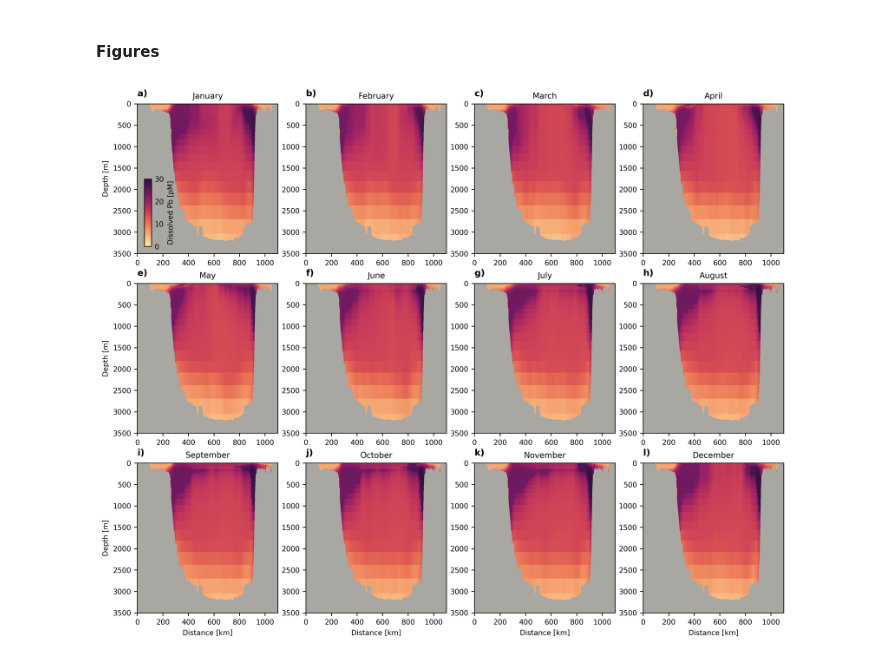
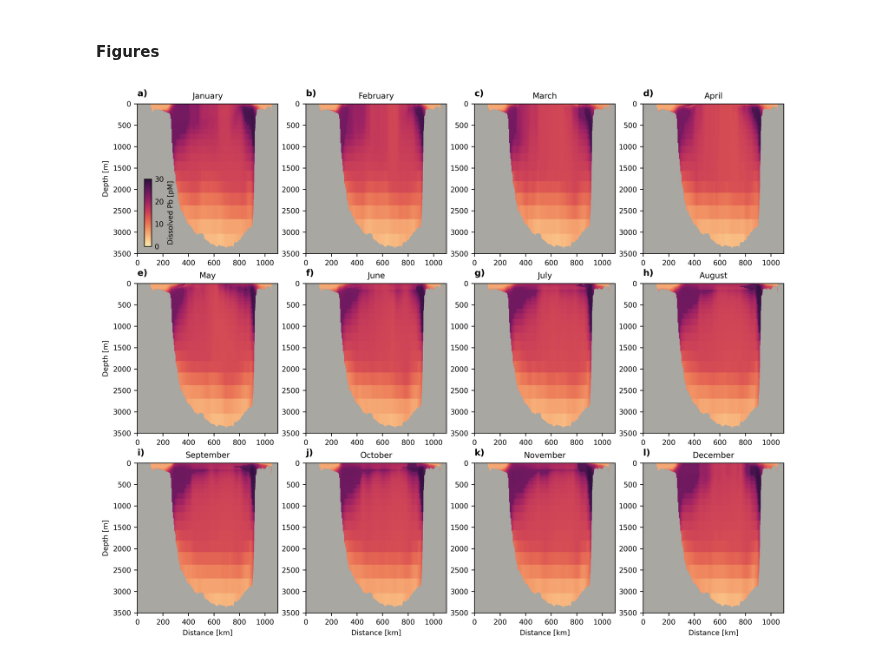
Before and after one commit to UBC-MOAD/analysis-brogalla, a Jupyter notebook: paper3/S2-BC-TS-monthly.ipynb, the cells around one changed output. Drawn from its saved outputs; the diff is of its cells as text; code cells hidden in the pictures.

```diff
--- a/paper3/S2-BC-TS-monthly.ipynb
+++ b/paper3/S2-BC-TS-monthly.ipynb
@@ -46,6 +48,7 @@ depths       = mask['nav_lev'].values
 # %%
 mesh        = xr.open_dataset('/ocean/brogalla/GEOTRACES/data/ANHA12/ANHA12_mesh1.nc')
 mesh_hdept  = mesh['hdept'].values[0,:,:]
+mesh_hdepw  = mesh['hdepw'].values[0,:,:]
 mesh_mbathy = mesh['mbathy'].values[0,:,:]
 mesh_gdepw  = mesh['gdepw_1d'].values[0,:]
 # %%
@@ -138,6 +141,16 @@ def plot_transect(ax, variable, vrange=(30,35), label='', cmap=cmocean.cm.deep,
 #     ax.pcolormesh(xx, zz, dPb_S_mdepths[:,bdy_cell,:], cmap=matplotlib.colors.ListedColormap([land_color]))
 
     return CB1
+# %%
+def land_patch(distances, coordi, coordj):
+
+    topo = []
+    for d, distance in enumerate(distances[0:-1]):
+        rect = Rectangle((distance, mesh_hdepw[coordi,coordj+d]), distances[d+1]-distance, 5000)
+        topo.append(rect)
+
+    pc = PatchCollection(topo, facecolors=land_color, edgecolors=land_color, alpha=1)
+    return pc
 # %% [markdown]
 #### Calculations
 # %%
@@ -152,29 +165,31 @@ S_model_depths = get_boundary_depths(S_distance, bdy_LS,  cell=bdy_cell)
 # %%
 fig, ax = plt.subplots(3,4, figsize=(13, 10.5), dpi=350)
 
 axes = ax.ravel()
 months=['January','February', 'March','April','May','June','July','August','September','October','November','December']
 labels=['a)','b)','c)','d)','e)','f)', 'g)', 'h)', 'i)', 'j)', 'k)', 'l)']
 
 for month in range(0,12):
     CB1 = plot_transect(axes[month], dPb_S_monthly[month,:,:,:]*1e12, vrange=(0,30), label='', \
                         cmap=cmocean.cm.matter, labelling=False, bdy_cell=bdy_cell)
 
+    LS_patch = land_patch(S_distance, bdy_LS[0]+bdy_cell, bdy_LS[2])
+    axes[month].add_collection(LS_patch)
     axes[month].set_title(f'{months[month]}', fontsize=9)
     axes[month].text(0, -180, f'{labels[month]}',fontsize=10, weight='bold')
 
 # labelling:
 for axis in ax[:,0].ravel():
     axis.set_ylabel('Depth [m]', fontsize=8)
 
 for axis in ax[2,:].ravel():
     axis.set_xlabel('Distance [km]', fontsize=8)
 
 axins = inset_axes(ax[0,0], width="5%", height="45%", loc='lower left', borderpad=0.8)
 CBar  = plt.colorbar(CB1, ax=ax[0,0], cax=axins);
 CBar.set_label(f'Dissolved Pb [pM]', fontsize=8)
 CBar.ax.tick_params(axis='y', length=0, labelsize=8)
 
 fig.savefig('/ocean/brogalla/GEOTRACES/figures/Pb/S2.jpg', dpi=350, bbox_inches='tight')
 # %% [output]
-[figure, old version]
+[figure, new version]
```
Also changed, not shown: parts of 2 cells of this notebook, 4 other files.
